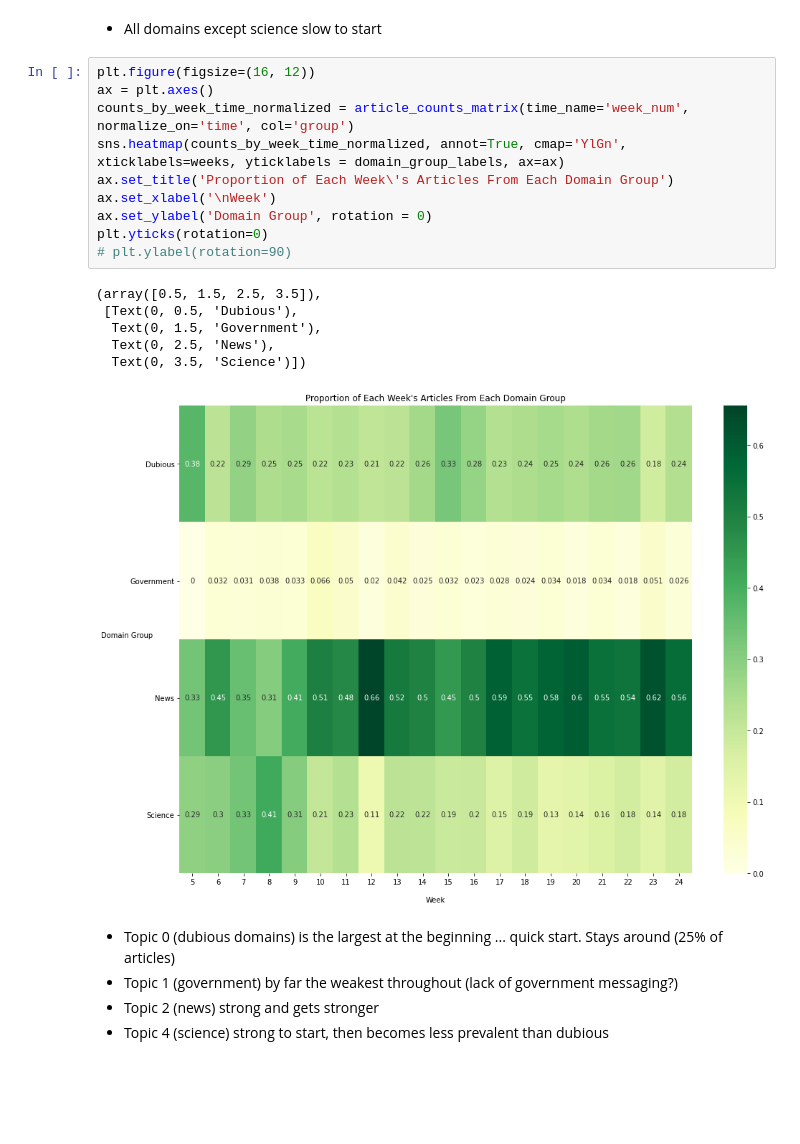
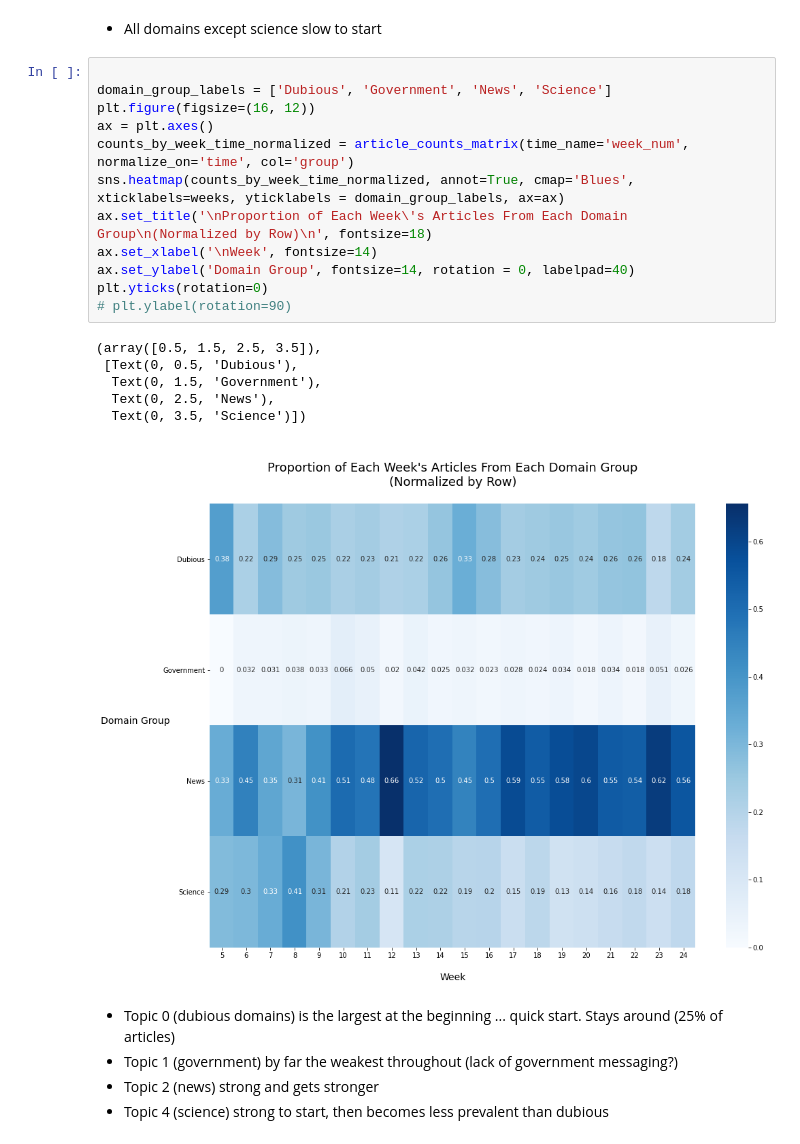
Before and after one commit to rskuzma/anti_vax_embeddings, a Jupyter notebook: src/JAN2021/CLASSIFIED/Write_Up_New.ipynb, the cells around one changed output. Cells and saved outputs as stored; diff of their text form; blank space fills up the shorter version.

```diff
--- a/src/JAN2021/CLASSIFIED/Write_Up_New.ipynb
+++ b/src/JAN2021/CLASSIFIED/Write_Up_New.ipynb
@@ -966,22 +973,24 @@ Text(123.0, 0.5, 'Topic')
 # %% [markdown]
 - All domains except science slow to start
 # %%
+
+domain_group_labels = ['Dubious', 'Government', 'News', 'Science']
 plt.figure(figsize=(16, 12))
 ax = plt.axes()
 counts_by_week_time_normalized = article_counts_matrix(time_name='week_num', normalize_on='time', col='group')
-sns.heatmap(counts_by_week_time_normalized, annot=True, cmap='YlGn', xticklabels=weeks, yticklabels = domain_group_labels, ax=ax)
-ax.set_title('Proportion of Each Week\'s Articles From Each Domain Group')
-ax.set_xlabel('\nWeek')
-ax.set_ylabel('Domain Group', rotation = 0)
+sns.heatmap(counts_by_week_time_normalized, annot=True, cmap='Blues', xticklabels=weeks, yticklabels = domain_group_labels, ax=ax)
+ax.set_title('\nProportion of Each Week\'s Articles From Each Domain Group\n(Normalized by Row)\n', fontsize=18)
+ax.set_xlabel('\nWeek', fontsize=14)
+ax.set_ylabel('Domain Group', fontsize=14, rotation = 0, labelpad=40)
 plt.yticks(rotation=0)
 # plt.ylabel(rotation=90)
 # %% [output]
 (array([0.5, 1.5, 2.5, 3.5]),
  [Text(0, 0.5, 'Dubious'),
   Text(0, 1.5, 'Government'),
   Text(0, 2.5, 'News'),
   Text(0, 3.5, 'Science')])
-[figure, old version]
+[figure, new version]
 # %% [markdown]
 - Topic 0 (dubious domains) is the largest at the beginning ... quick start. Stays around (25% of articles)
 - Topic 1 (government) by far the weakest throughout (lack of government messaging?)
```
Also changed, not shown: parts of 7 cells of this notebook.
